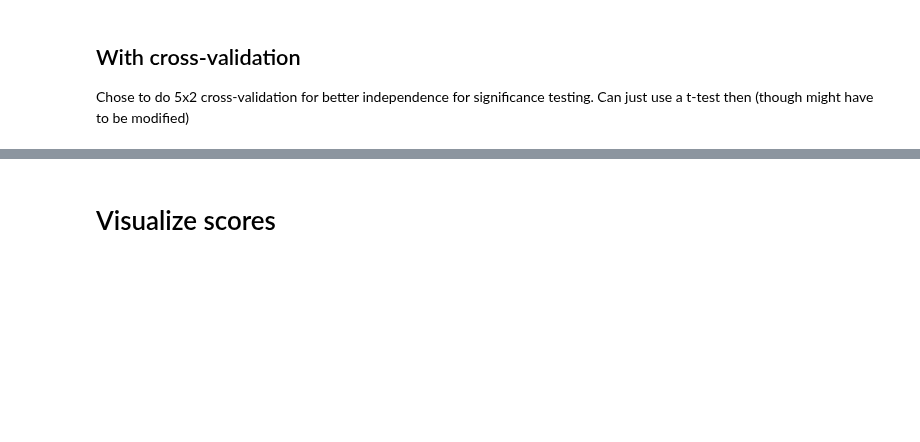
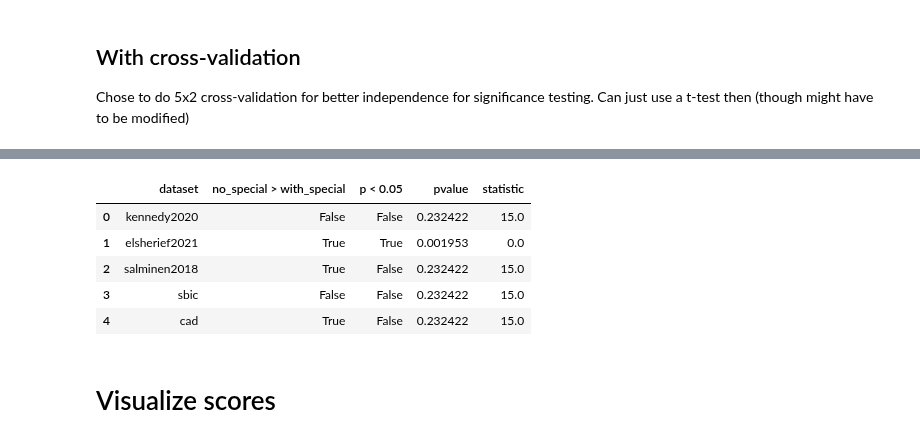
Before and after one commit to michaelmilleryoder/hate_speech_identities, a Jupyter notebook: jupyter/lr_hate_speech_classifier.ipynb, the cells around one changed output, grey strips where cells are left out. Saved outputs shown, nothing was run; the diff lists cells and outputs as text; code cells hidden in the pictures; blank space fills up the shorter version.

```diff
--- a/jupyter/lr_hate_speech_classifier.ipynb
+++ b/jupyter/lr_hate_speech_classifier.ipynb
@@ -273,2 +278,25 @@ cad
+# %%
+# Test Wilcoxon significance
+# Load CV scores
+sigs = []
+splits = 'hegsplits'
+with open(f'/storage2/mamille3/hegemonic_hate/tmp/{dataset}_{splits}_5x2cv_scores.pkl', 'rb') as f:
+    scores = pickle.load(f)
+
+for dataset in datasets:
+    sig = wilcoxon(scores[dataset][splitnames[0]], scores[dataset][splitnames[1]])
+    sigs.append({'dataset': dataset,
+                 f'{splitnames[1]} > {splitnames[0]}': np.mean(scores[dataset][splitnames[1]]) > np.mean(scores[dataset][splitnames[0]]),
+                 'p < 0.05': sig.pvalue < 0.05, 'pvalue': sig.pvalue, 'statistic': sig.statistic,})
+
+sigs_df = pd.DataFrame(sigs)
+sigs_df
+# %% [output]
+|  | dataset | no_special > with_special | p < 0.05 | pvalue | statistic |
+| 0 | kennedy2020 | False | False | 0.232422 | 15.0 |
+| 1 | elsherief2021 | True | True | 0.001953 | 0.0 |
+| 2 | salminen2018 | True | False | 0.232422 | 15.0 |
+| 3 | sbic | False | False | 0.232422 | 15.0 |
+| 4 | cad | True | False | 0.232422 | 15.0 |
 # %% [markdown]
 # Visualize scores
```
Also changed, not shown: parts of 4 cells of this notebook, 2 other files.
